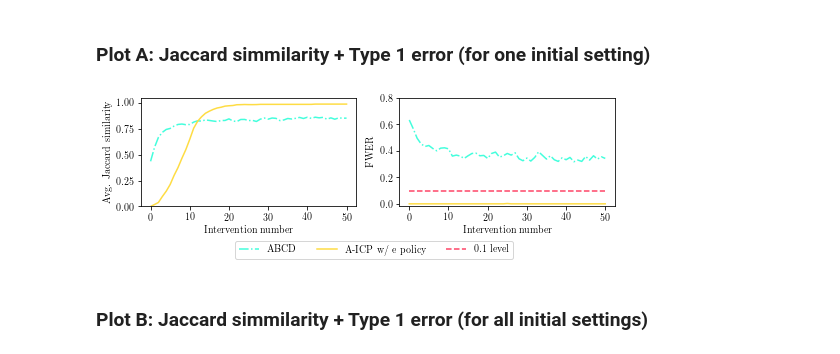
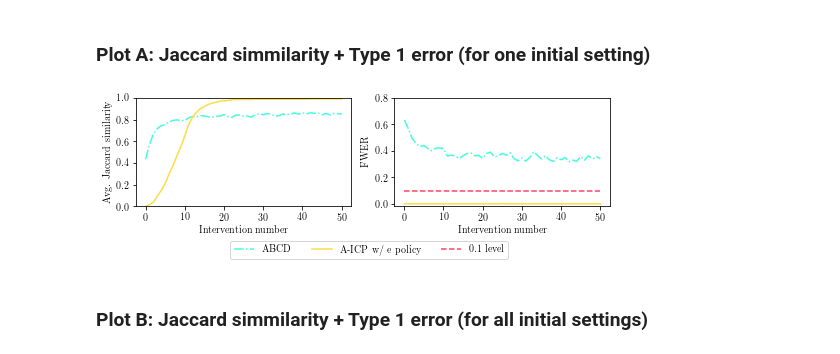
Before and after one commit to juangamella/aicp, a Jupyter notebook: plots_abcd.ipynb, the cells around one changed output. Cells and saved outputs as stored; diff of their text form; code cells hidden in the pictures.

Commit message:
Updated plot, gitattributes

```diff
--- a/plots_abcd.ipynb
+++ b/plots_abcd.ipynb
@@ -241,40 +241,40 @@ level = 0.01
 # =========================
 # == JACCARD SIMMILARITY ==
 
-ylim = [0,1.05]
+ylim = [0,1]
 labcd = "-."
 laicp = "-"
 mean_abcd = Trajectories_abcd_1000.mean(axis=0)[0:plot_iter]
 mean_aicp = Trajectories_aicp_1000["e"].mean(axis=0)[0:plot_iter]
 
 # Plot for 1000 initial samples
 plt.subplot(gs[0])
 ax = plt.gca()
 ax.plot(mean_abcd, c=colors[3], label="ABCD", linewidth=1.5, linestyle=labcd)
 ax.plot(mean_aicp, c=colors[1], label="AICP w/ e policy", linewidth=1.5, linestyle=laicp)
 plt.ylabel("Avg. Jaccard similarity")
 plt.xlabel("Intervention number")
 plt.ylim(ylim)
 
 # =======================
 # == TYPE 1 ERROR RATE ==
 
 ylim = [-0.02,0.8]
 level = 0.1
 # Plot for 1000 initial samples
 plt.subplot(gs[1])
 ax = plt.gca()
 ax.plot(np.mean(Type1Errors_abcd_1000, axis=0)[0:plot_iter], c=colors[3], label="ABCD", linewidth=1.5, linestyle=labcd)
 ax.plot(np.mean(Type1Error_aicp_1000["e"], axis=0)[0:plot_iter], c=colors[1], label="A-ICP w/ e policy", linewidth=1.5, linestyle=laicp)
 ax.plot([0, plot_iter-1], [level, level], color = colors[0], linestyle="--", label="%s level" % level)
 plt.xlabel("Intervention number")
 plt.ylabel("FWER")
 plt.ylim(ylim)
 ax.legend(prop=fontP, ncol=5, bbox_to_anchor=(.55, -.27))
 
 plt.savefig("figures/abcd_vs_aicp.pdf", bbox_inches='tight')
 # %% [output]
-[figure, old version]
+[figure, new version]
 # %% [markdown]
 ### Plot B: Jaccard simmilarity + Type 1 error (for all initial settings)
 # %%
```
Also changed, not shown: parts of 1 cell of this notebook, 1 other file.
